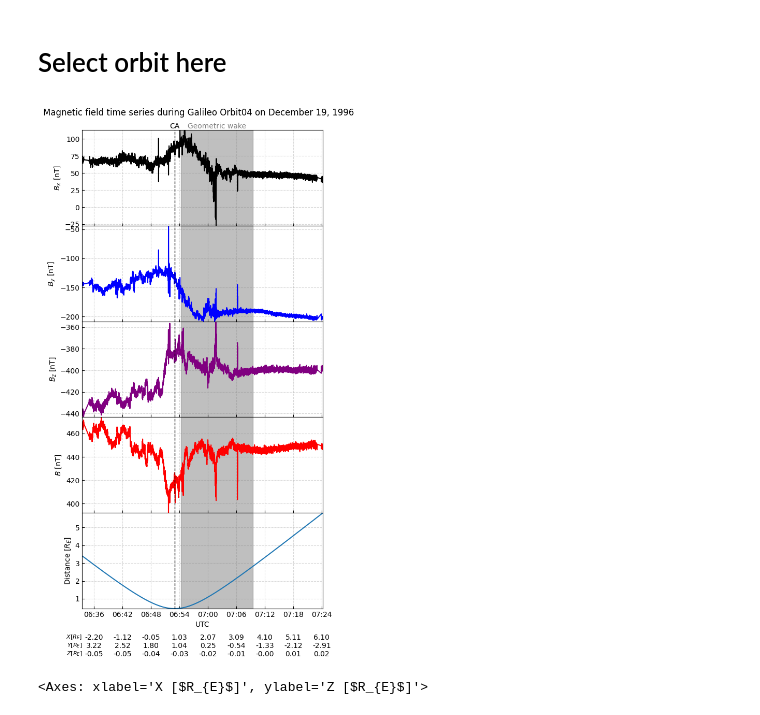
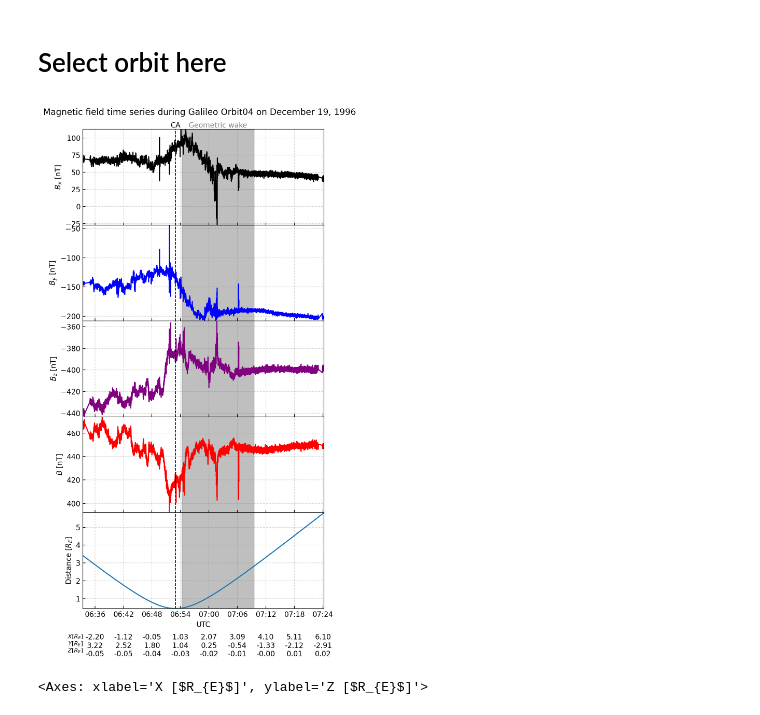
Before and after one commit to BlueNeptune11/GaPT, a Jupyter notebook: galileo_mag_analysis.ipynb, the cells around one changed output. Cells and saved outputs as stored; diff of their text form; code cells hidden in the pictures.

```diff
--- a/galileo_mag_analysis.ipynb
+++ b/galileo_mag_analysis.ipynb
@@ -62,18 +62,18 @@ orb04_eur, orb11_eur, orb12_eur, orb14_eur, orb15_eur, orb17_eur, orb19_eur, orb
 # %%
 orbit_data = orb04_eur
 # %%
-fig = plt.figure(figsize=(6,12), dpi=100)
+fig = plt.figure(figsize=(6,12), dpi=200)
 fig.suptitle(f'Magnetic field time series during Galileo Orbit{orbit_data['number'][0]} on {orbit_data['start date'][0]}', ha='center',va='bottom', y=0.9)
 gs = fig.add_gridspec(5, 1, height_ratios=[1, 1, 1, 1, 1], width_ratios=[1], hspace=0)
 
 plot_mag(orbit_data, fig, gs, 0, 'B_x', 'black')
 plot_mag(orbit_data, fig, gs, 1, 'B_y', 'blue')
 plot_mag(orbit_data, fig, gs, 2, 'B_z', 'purple')
 plot_mag(orbit_data, fig, gs, 3, 'B', 'red')
 # Distance to surface
 ax = plot_distance(orbit_data, fig, gs, 4)
 # %% [output]
-[figure, old version]
+[figure, new version]
 # %%
 fig = plt.figure(figsize=(15,4.5), dpi=200)
 fig.suptitle(f'Trajectory of Galileo during Orbit{orbit_data['number'][0]} on {orbit_data['start date'][0]}', ha='center',va='bottom', y=0.9)
```
